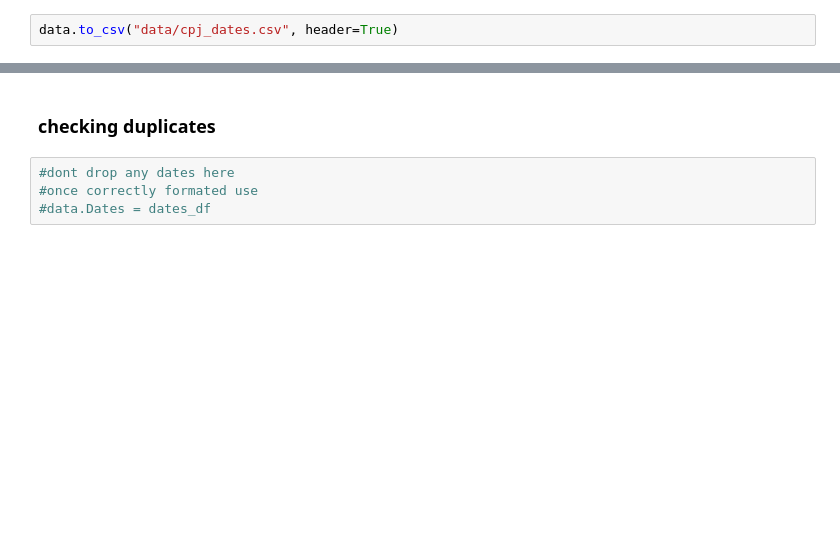
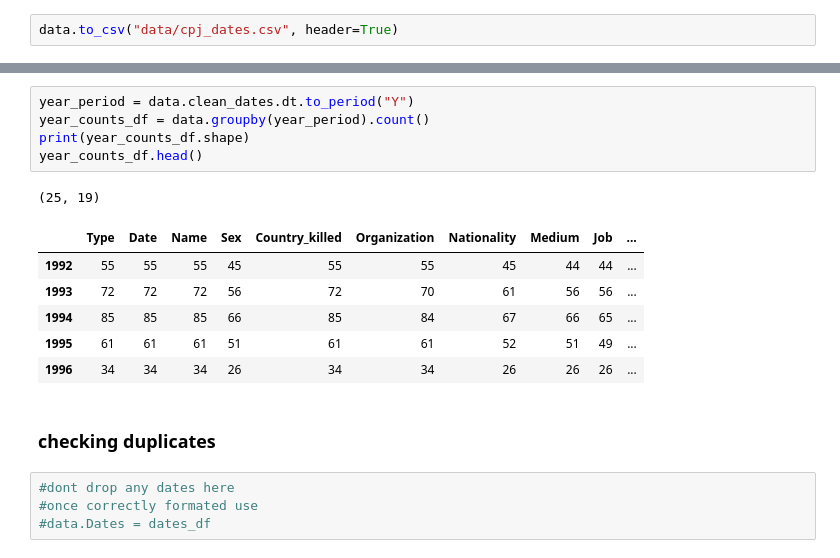
Before and after one commit to seashiva94/data_viz_project, a Jupyter notebook: cpj_eda.ipynb, the cells around one changed output, grey strips where cells are left out. Drawn from its saved outputs; the diff is of its cells as text; blank space fills up the shorter version.

```diff
--- a/cpj_eda.ipynb
+++ b/cpj_eda.ipynb
@@ -490,3 +507,16 @@ test.head()
+# %%
+year_period = data.clean_dates.dt.to_period("Y")
+year_counts_df = data.groupby(year_period).count()
+print(year_counts_df.shape)
+year_counts_df.head()
+# %% [output]
+(25, 19)
+|  | Type | Date | Name | Sex | Country_killed | Organization | Nationality | Medium | Job | ... |
+| 1992 | 55 | 55 | 55 | 45 | 55 | 55 | 45 | 44 | 44 | ... |
+| 1993 | 72 | 72 | 72 | 56 | 72 | 70 | 61 | 56 | 56 | ... |
+| 1994 | 85 | 85 | 85 | 66 | 85 | 84 | 67 | 66 | 65 | ... |
+| 1995 | 61 | 61 | 61 | 51 | 61 | 61 | 52 | 51 | 49 | ... |
+| 1996 | 34 | 34 | 34 | 26 | 34 | 34 | 26 | 26 | 26 | ... |
 # %% [markdown]
 ### checking duplicates
 # %%
```
Also changed, not shown: parts of 2 cells of this notebook.
